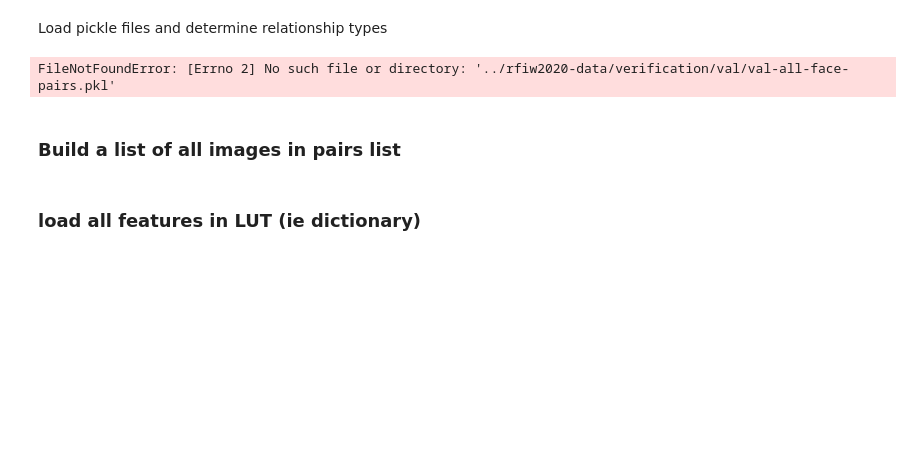
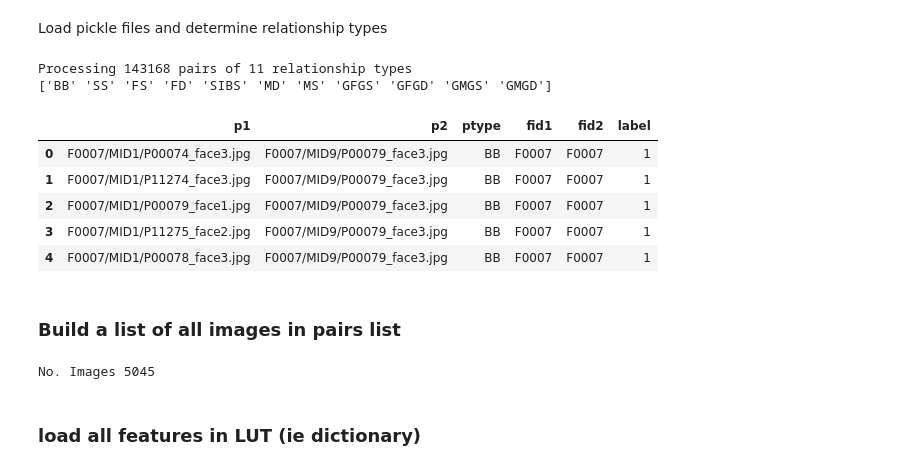
Before and after one commit to visionjo/pykinship, a Jupyter notebook: src/notebooks/demo-rfiw-t1-verification.ipynb, the cells around one changed output. Saved outputs shown, nothing was run; the diff lists cells and outputs as text; code cells hidden in the pictures; blank space fills up the shorter version.

```diff
--- a/src/notebooks/demo-rfiw-t1-verification.ipynb
+++ b/src/notebooks/demo-rfiw-t1-verification.ipynb
@@ -43,20 +43,31 @@ dir_features = dir_val.replace('/val/', '/val/val-features/')
 Load pickle files and determine relationship types
 # %%
 # load pairs as DataFrame (from PKL file)
-df_pairlist = pd.read_pickle(dir_val + 'val-all-face-pairs.pkl')
+df_pairlist = pd.read_csv(dir_data + 'val-pairs.csv')
 df_pairlist.ptype =df_pairlist.ptype.str.upper()   # set tags to uppercase for formatting later
 
 # get all unique relationship types in DF
 relationship_types = df_pairlist.ptype.unique()
 
 print('Processing {} pairs of {} relationship types'.format(len(df_pairlist), len(relationship_types)))
 print(relationship_types)
+df_pairlist.head()
 # %% [output]
-FileNotFoundError: [Errno 2] No such file or directory: '../rfiw2020-data/verification/val/val-all-face-pairs.pkl'
+Processing 143168 pairs of 11 relationship types
+['BB' 'SS' 'FS' 'FD' 'SIBS' 'MD' 'MS' 'GFGS' 'GFGD' 'GMGS' 'GMGD']
+|  | p1 | p2 | ptype | fid1 | fid2 | label |
+| 0 | F0007/MID1/P00074_face3.jpg | F0007/MID9/P00079_face3.jpg | BB | F0007 | F0007 | 1 |
+| 1 | F0007/MID1/P11274_face3.jpg | F0007/MID9/P00079_face3.jpg | BB | F0007 | F0007 | 1 |
+| 2 | F0007/MID1/P00079_face1.jpg | F0007/MID9/P00079_face3.jpg | BB | F0007 | F0007 | 1 |
+| 3 | F0007/MID1/P11275_face2.jpg | F0007/MID9/P00079_face3.jpg | BB | F0007 | F0007 | 1 |
+| 4 | F0007/MID1/P00078_face3.jpg | F0007/MID9/P00079_face3.jpg | BB | F0007 | F0007 | 1 |
 # %% [markdown]
 ### Build a list of all images in pairs list
 # %%
 li_images = list(np.unique(df_pairlist.p1.to_list() + df_pairlist.p2.to_list()))
+print(f"No. Images {len(li_images)}")
+# %% [output]
+No. Images 5045
 # %% [markdown]
 ### load all features in LUT (ie dictionary)
 # %%
```
Also changed, not shown: parts of 9 cells of this notebook, 1 other file.
